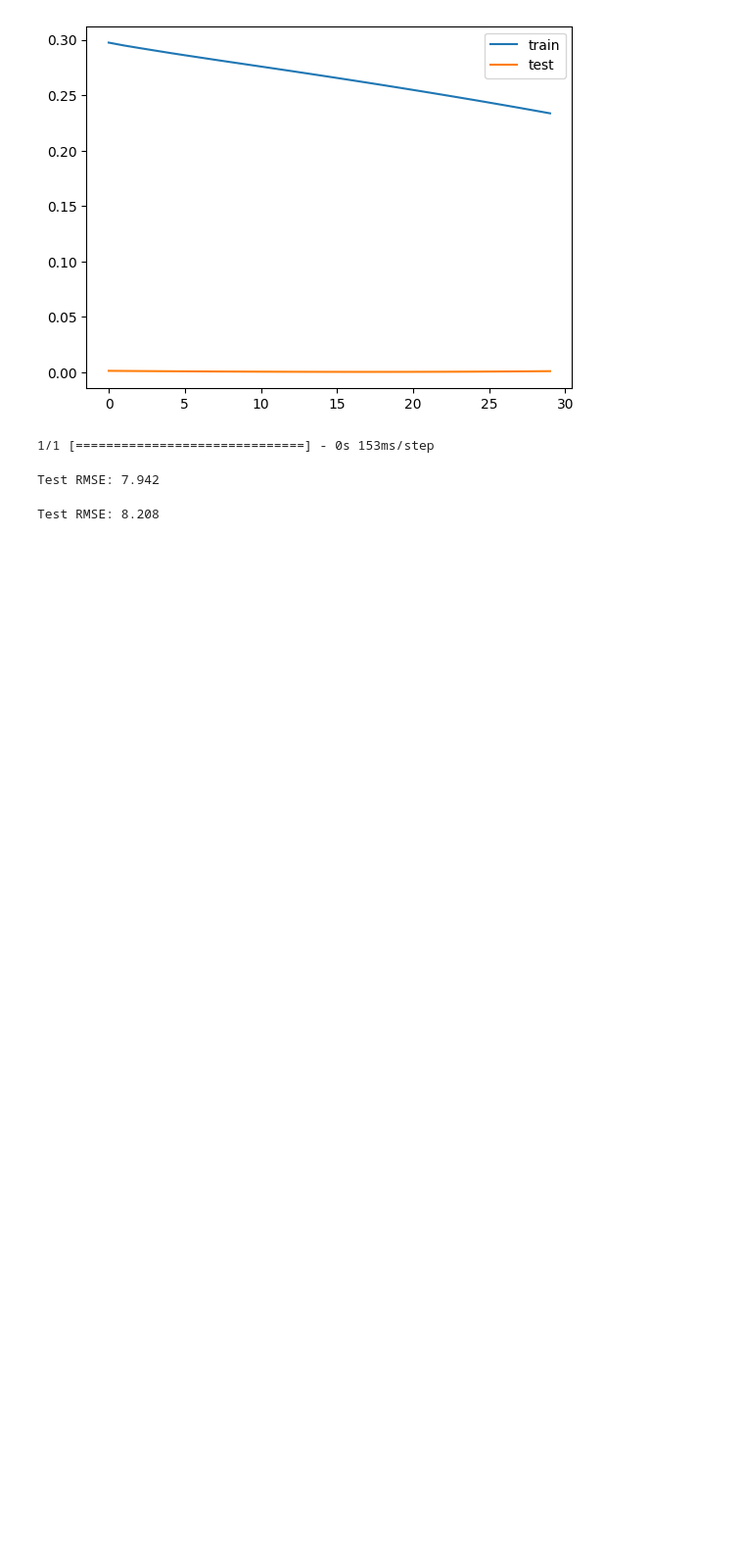
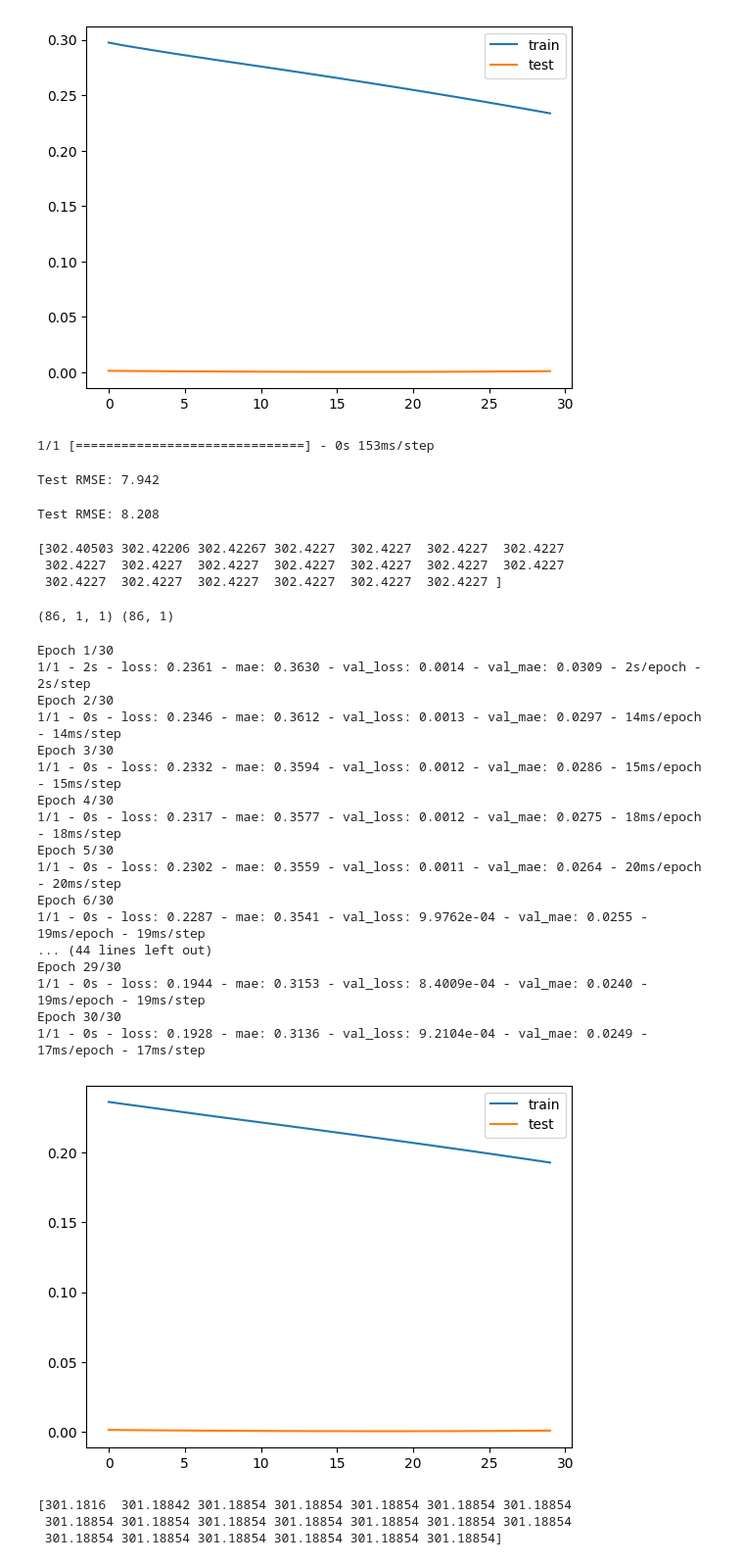
Before and after one commit to sriharikg2003/Moisture-Minds, a Jupyter notebook: neural_1.ipynb, the cells around one changed output. Shown at 98% size. Drawn from its saved outputs; the diff is of its cells as text; code cells hidden in the pictures; blank space fills up the shorter version.

```diff
--- a/neural_1.ipynb
+++ b/neural_1.ipynb
@@ -156,0 +172,10 @@ Test RMSE: 8.208
+# %%
+pred = np.array(pred)
+pred = pred.reshape((-1, feature_list_len))
+pred = scaler.inverse_transform(pred)
+pred = pred[:,0]
+print(pred)
+# %% [output]
+[302.40503 302.42206 302.42267 302.4227  302.4227  302.4227  302.4227
+ 302.4227  302.4227  302.4227  302.4227  302.4227  302.4227  302.4227
+ 302.4227  302.4227  302.4227  302.4227  302.4227  302.4227 ]
@@ -156,0 +184,40 @@ Test RMSE: 8.208
+# %%
+train = values
+
+train_X, train_y = train[:, :-feature_list_len], train[:, -feature_list_len:]
+
+train_X = train_X.reshape((train_X.shape[0], 1, train_X.shape[1]))
+print(train_X.shape, train_y.shape)
+# %% [output]
+(86, 1, 1) (86, 1)
+# %%
+final_model = Sequential()
+final_model.add(LSTM(100, activation='relu', return_sequences=True, input_shape=(train_X.shape[1], train_X.shape[2])))
+final_model.add(LSTM(25, activation='relu', return_sequences=True))
+
+final_model.add(Dense(feature_list_len))
+final_model.compile(loss='mse', optimizer='adam', metrics='mae')
+history = final_model.fit(train_X, train_y, epochs=30, batch_size=100, validation_data=(test_X, test_y), verbose=2, shuffle=False)
+plt.plot(history.history['loss'], label='train')
+plt.plot(history.history['val_loss'], label='test')
+plt.legend()
+plt.show()
+# %% [output]
+Epoch 1/30
+1/1 - 2s - loss: 0.2361 - mae: 0.3630 - val_loss: 0.0014 - val_mae: 0.0309 - 2s/epoch - 2s/step
+Epoch 2/30
+1/1 - 0s - loss: 0.2346 - mae: 0.3612 - val_loss: 0.0013 - val_mae: 0.0297 - 14ms/epoch - 14ms/step
+Epoch 3/30
+1/1 - 0s - loss: 0.2332 - mae: 0.3594 - val_loss: 0.0012 - val_mae: 0.0286 - 15ms/epoch - 15ms/step
+Epoch 4/30
+1/1 - 0s - loss: 0.2317 - mae: 0.3577 - val_loss: 0.0012 - val_mae: 0.0275 - 18ms/epoch - 18ms/step
+Epoch 5/30
+1/1 - 0s - loss: 0.2302 - mae: 0.3559 - val_loss: 0.0011 - val_mae: 0.0264 - 20ms/epoch - 20ms/step
+Epoch 6/30
+1/1 - 0s - loss: 0.2287 - mae: 0.3541 - val_loss: 9.9762e-04 - val_mae: 0.0255 - 19ms/epoch - 19ms/step
+... (44 lines left out)
+Epoch 29/30
+1/1 - 0s - loss: 0.1944 - mae: 0.3153 - val_loss: 8.4009e-04 - val_mae: 0.0240 - 19ms/epoch - 19ms/step
+Epoch 30/30
+1/1 - 0s - loss: 0.1928 - mae: 0.3136 - val_loss: 9.2104e-04 - val_mae: 0.0249 - 17ms/epoch - 17ms/step
+[figure, added]
@@ -156,0 +235,10 @@ Test RMSE: 8.208
+# %%
+pred = np.array(pred)
+pred = pred.reshape((-1, feature_list_len))
+pred = scaler.inverse_transform(pred)
+pred = pred[:,0]
+print(pred)
+# %% [output]
+[301.1816  301.18842 301.18854 301.18854 301.18854 301.18854 301.18854
+ 301.18854 301.18854 301.18854 301.18854 301.18854 301.18854 301.18854
+ 301.18854 301.18854 301.18854 301.18854 301.18854 301.18854]
```
Also changed, not shown: parts of 5 cells of this notebook.
